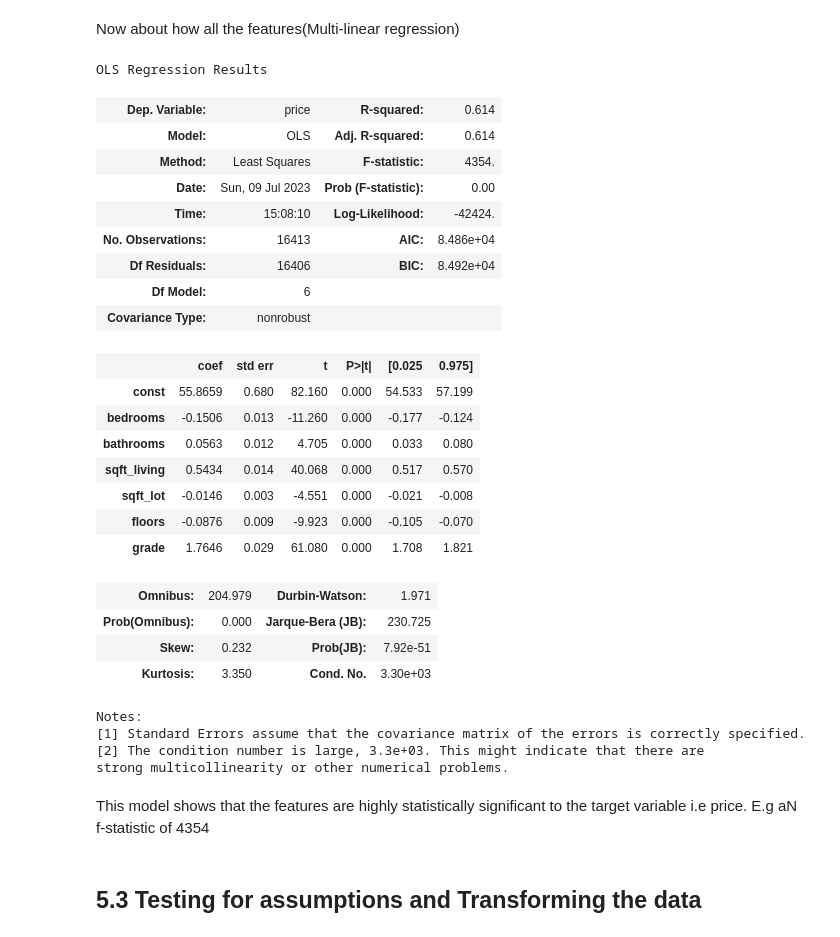
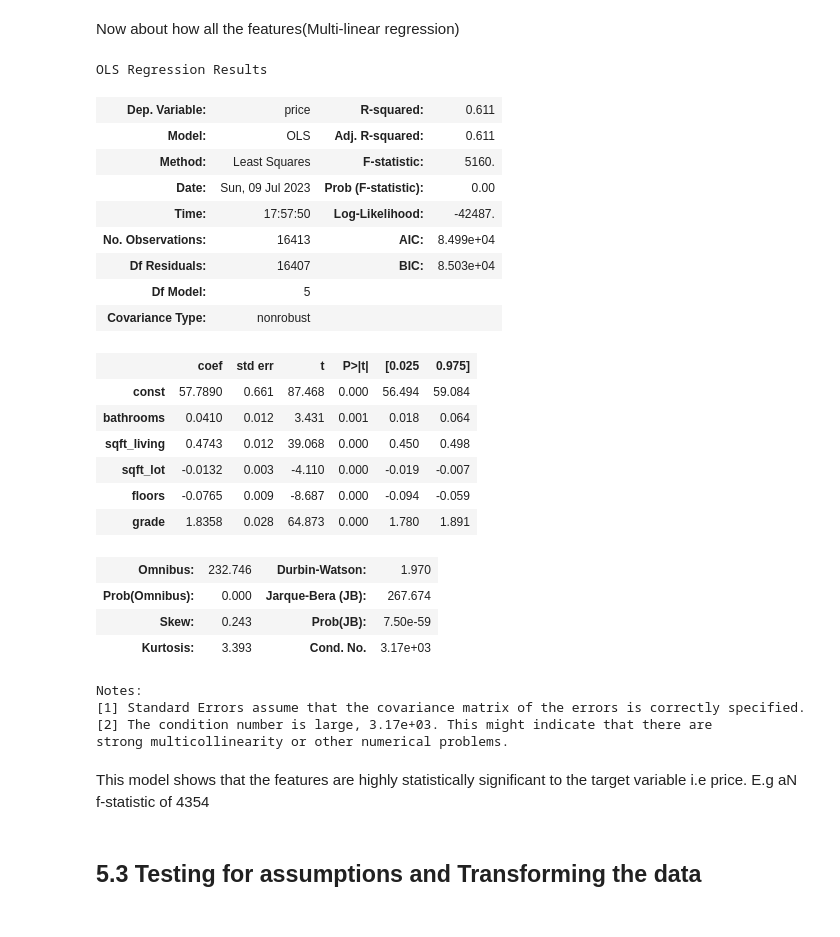
Before and after one commit to MuchiriKinyua/Real-Estate-Management-System, a Jupyter notebook: student.ipynb, the cells around one changed output. Cells and saved outputs as stored; diff of their text form; code cells hidden in the pictures.

```diff
--- a/student.ipynb
+++ b/student.ipynb
@@ -746,38 +746,38 @@ This model shows bedrooms are very core in determining the house prices. In fact
 # %% [markdown]
 Now about how all the features(Multi-linear regression)
 # %%
-x = data.drop("price", axis = 1)
+# Removing price since it's the target variable and bedrooms since we already used it for baseline modelling
+x = data.drop(["price", "bedrooms"], axis = 1)
 features_models = sm.OLS(y, sm.add_constant(x)).fit()
 features_models.summary()
 # %% [output]
 OLS Regression Results
-| Dep. Variable: | price | R-squared: | 0.614 |
-| Model: | OLS | Adj. R-squared: | 0.614 |
-| Method: | Least Squares | F-statistic: | 4354. |
+| Dep. Variable: | price | R-squared: | 0.611 |
+| Model: | OLS | Adj. R-squared: | 0.611 |
+| Method: | Least Squares | F-statistic: | 5160. |
 | Date: | Sun, 09 Jul 2023 | Prob (F-statistic): | 0.00 |
-| Time: | 15:08:10 | Log-Likelihood: | -42424. |
-| No. Observations: | 16413 | AIC: | 8.486e+04 |
-| Df Residuals: | 16406 | BIC: | 8.492e+04 |
-| Df Model: | 6 |  |  |
+| Time: | 17:57:50 | Log-Likelihood: | -42487. |
+| No. Observations: | 16413 | AIC: | 8.499e+04 |
+| Df Residuals: | 16407 | BIC: | 8.503e+04 |
+| Df Model: | 5 |  |  |
 | Covariance Type: | nonrobust |  |  |
 |  | coef | std err | t | P>|t| | [0.025 | 0.975] |
-| const | 55.8659 | 0.680 | 82.160 | 0.000 | 54.533 | 57.199 |
-| bedrooms | -0.1506 | 0.013 | -11.260 | 0.000 | -0.177 | -0.124 |
-| bathrooms | 0.0563 | 0.012 | 4.705 | 0.000 | 0.033 | 0.080 |
-| sqft_living | 0.5434 | 0.014 | 40.068 | 0.000 | 0.517 | 0.570 |
-| sqft_lot | -0.0146 | 0.003 | -4.551 | 0.000 | -0.021 | -0.008 |
-| floors | -0.0876 | 0.009 | -9.923 | 0.000 | -0.105 | -0.070 |
-| grade | 1.7646 | 0.029 | 61.080 | 0.000 | 1.708 | 1.821 |
+| const | 57.7890 | 0.661 | 87.468 | 0.000 | 56.494 | 59.084 |
+| bathrooms | 0.0410 | 0.012 | 3.431 | 0.001 | 0.018 | 0.064 |
+| sqft_living | 0.4743 | 0.012 | 39.068 | 0.000 | 0.450 | 0.498 |
+| sqft_lot | -0.0132 | 0.003 | -4.110 | 0.000 | -0.019 | -0.007 |
+| floors | -0.0765 | 0.009 | -8.687 | 0.000 | -0.094 | -0.059 |
+| grade | 1.8358 | 0.028 | 64.873 | 0.000 | 1.780 | 1.891 |
-| Omnibus: | 204.979 | Durbin-Watson: | 1.971 |
-| Prob(Omnibus): | 0.000 | Jarque-Bera (JB): | 230.725 |
-| Skew: | 0.232 | Prob(JB): | 7.92e-51 |
-| Kurtosis: | 3.350 | Cond. No. | 3.30e+03 |
+| Omnibus: | 232.746 | Durbin-Watson: | 1.970 |
+| Prob(Omnibus): | 0.000 | Jarque-Bera (JB): | 267.674 |
+| Skew: | 0.243 | Prob(JB): | 7.50e-59 |
+| Kurtosis: | 3.393 | Cond. No. | 3.17e+03 |
 Notes:
 [1] Standard Errors assume that the covariance matrix of the errors is correctly specified.
-[2] The condition number is large, 3.3e+03. This might indicate that there are
+[2] The condition number is large, 3.17e+03. This might indicate that there are
 strong multicollinearity or other numerical problems.
-# %% [markdown]
-This model shows that the features are highly statistically significant to the target variable i.e price. E.g aN f-statistic of 4354
+# %% [markdown]
+This model shows that the features are highly statistically significant to the target variable i.e price. E.g aN f-statistic of 4354
 # %% [markdown]
 ## 5.3 Testing for assumptions and Transforming the data
 # %% [markdown]
```
Also changed, not shown: parts of 32 cells of this notebook.
